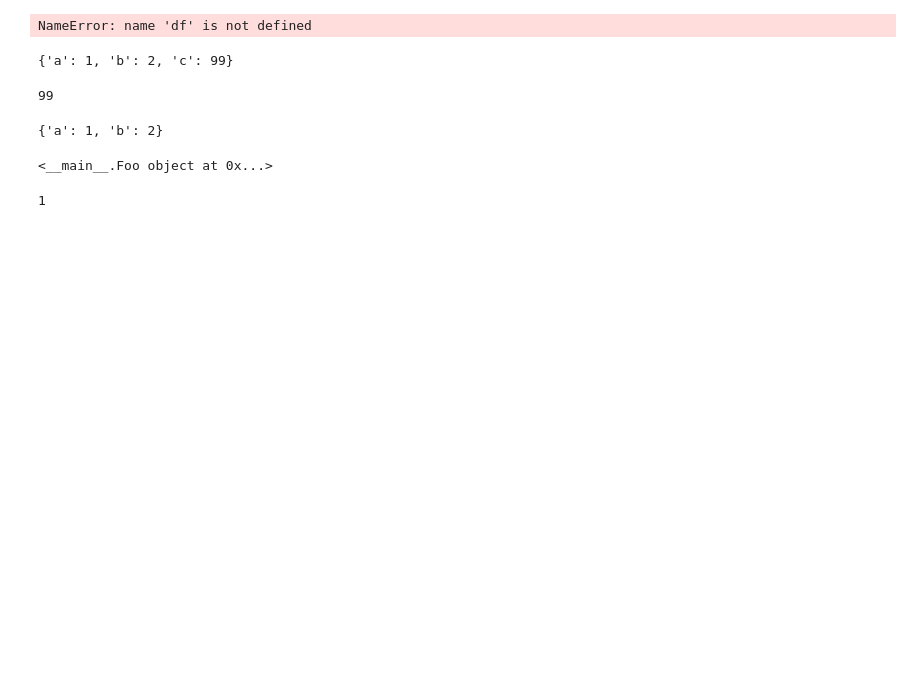
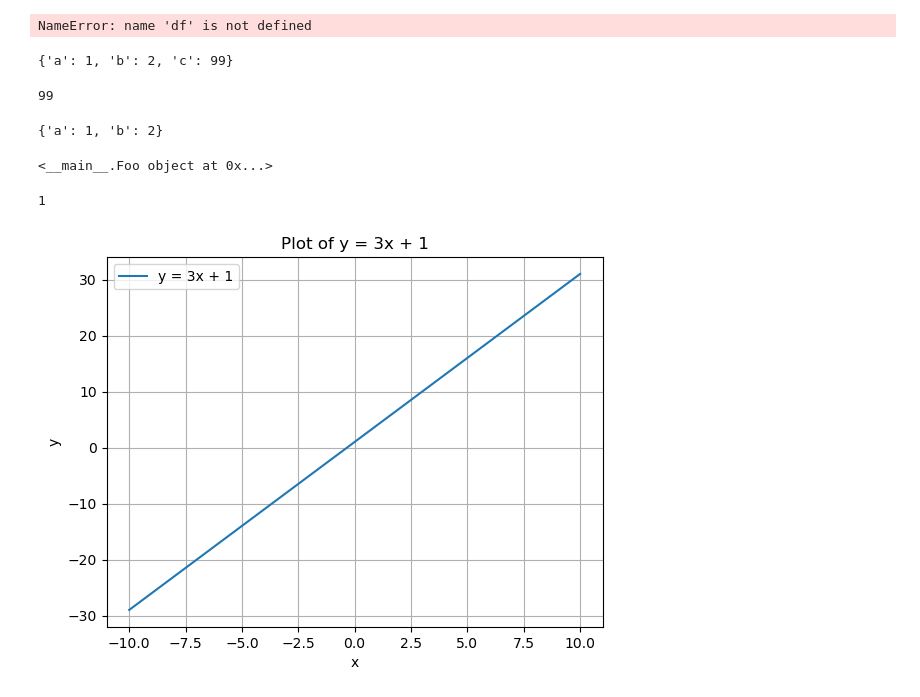
Before and after one commit to nehcili/joseph, a Jupyter notebook: notesbooks/sractch_v0.ipynb, the cells around one changed output. Saved outputs shown, nothing was run; the diff lists cells and outputs as text; code cells hidden in the pictures; blank space fills up the shorter version.

```diff
--- a/notesbooks/sractch_v0.ipynb
+++ b/notesbooks/sractch_v0.ipynb
@@ -120,3 +120,20 @@ foo(1)
 # %% [output]
 <__main__.Foo object at 0x...>
 1
+# %%
+import numpy as np
+
+import matplotlib.pyplot as plt
+
+x = np.linspace(-10, 10, 100)
+y = 3 * x + 1
+
+plt.plot(x, y, label='y = 3x + 1')
+plt.xlabel('x')
+plt.ylabel('y')
+plt.title('Plot of y = 3x + 1')
+plt.legend()
+plt.grid(True)
+plt.show()
+# %% [output]
+[figure, added]
```
Also changed, not shown: 7 other files.
